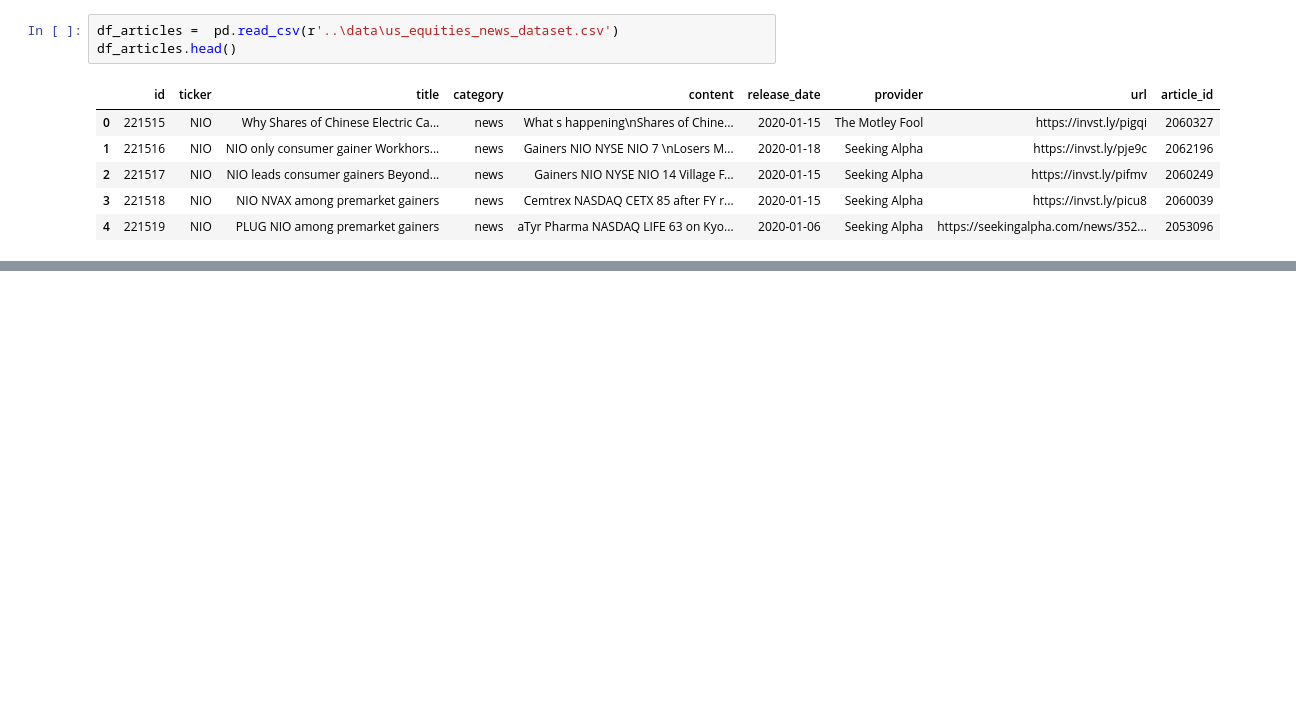
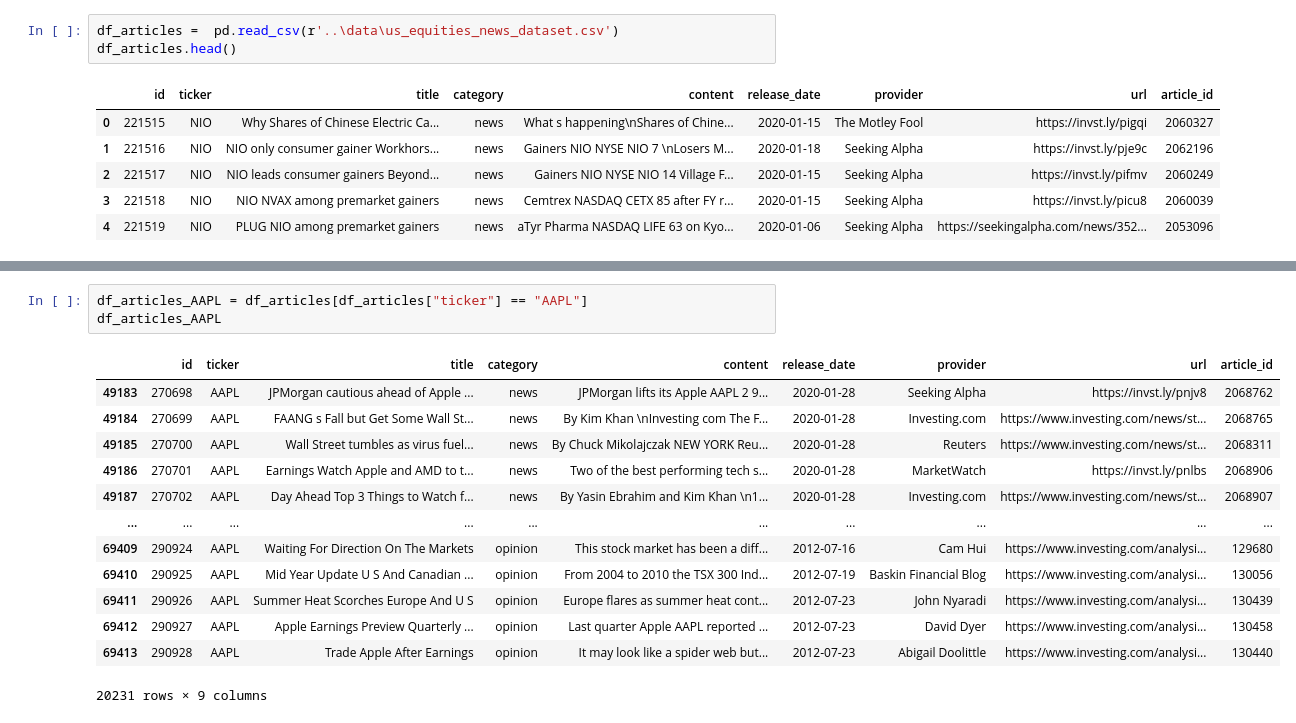
Before and after one commit to SemUijen/NLP_Group14, a Jupyter notebook: notebooks/DataCheck.ipynb, the cells around one changed output, grey strips where cells are left out. Drawn from its saved outputs; the diff is of its cells as text; blank space fills up the shorter version.

```diff
--- a/notebooks/DataCheck.ipynb
+++ b/notebooks/DataCheck.ipynb
@@ -23,0 +31,17 @@ df_stockprices.head()
+# %%
+df_articles_AAPL = df_articles[df_articles["ticker"] == "AAPL"]
+df_articles_AAPL
+# %% [output]
+|  | id | ticker | title | category | content | release_date | provider | url | article_id |
+| 49183 | 270698 | AAPL | JPMorgan cautious ahead of Apple ... | news | JPMorgan lifts its Apple AAPL 2 9... | 2020-01-28 | Seeking Alpha | https://invst.ly/pnjv8 | 2068762 |
+| 49184 | 270699 | AAPL | FAANG s Fall but Get Some Wall St... | news | By Kim Khan \nInvesting com The F... | 2020-01-28 | Investing.com | https://www.investing.com/news/st... | 2068765 |
+| 49185 | 270700 | AAPL | Wall Street tumbles as virus fuel... | news | By Chuck Mikolajczak NEW YORK Reu... | 2020-01-28 | Reuters | https://www.investing.com/news/st... | 2068311 |
+| 49186 | 270701 | AAPL | Earnings Watch Apple and AMD to t... | news | Two of the best performing tech s... | 2020-01-28 | MarketWatch | https://invst.ly/pnlbs | 2068906 |
+| 49187 | 270702 | AAPL | Day Ahead Top 3 Things to Watch f... | news | By Yasin Ebrahim and Kim Khan \n1... | 2020-01-28 | Investing.com | https://www.investing.com/news/st... | 2068907 |
+| ... | ... | ... | ... | ... | ... | ... | ... | ... | ... |
+| 69409 | 290924 | AAPL | Waiting For Direction On The Markets | opinion | This stock market has been a diff... | 2012-07-16 | Cam Hui | https://www.investing.com/analysi... | 129680 |
+| 69410 | 290925 | AAPL | Mid Year Update U S And Canadian ... | opinion | From 2004 to 2010 the TSX 300 Ind... | 2012-07-19 | Baskin Financial Blog | https://www.investing.com/analysi... | 130056 |
+| 69411 | 290926 | AAPL | Summer Heat Scorches Europe And U S | opinion | Europe flares as summer heat cont... | 2012-07-23 | John Nyaradi | https://www.investing.com/analysi... | 130439 |
+| 69412 | 290927 | AAPL | Apple Earnings Preview Quarterly ... | opinion | Last quarter Apple AAPL reported ... | 2012-07-23 | David Dyer | https://www.investing.com/analysi... | 130458 |
+| 69413 | 290928 | AAPL | Trade Apple After Earnings | opinion | It may look like a spider web but... | 2012-07-23 | Abigail Doolittle | https://www.investing.com/analysi... | 130440 |
+20231 rows × 9 columns
```
Also changed, not shown: parts of 12 cells of this notebook, 3 other files.
